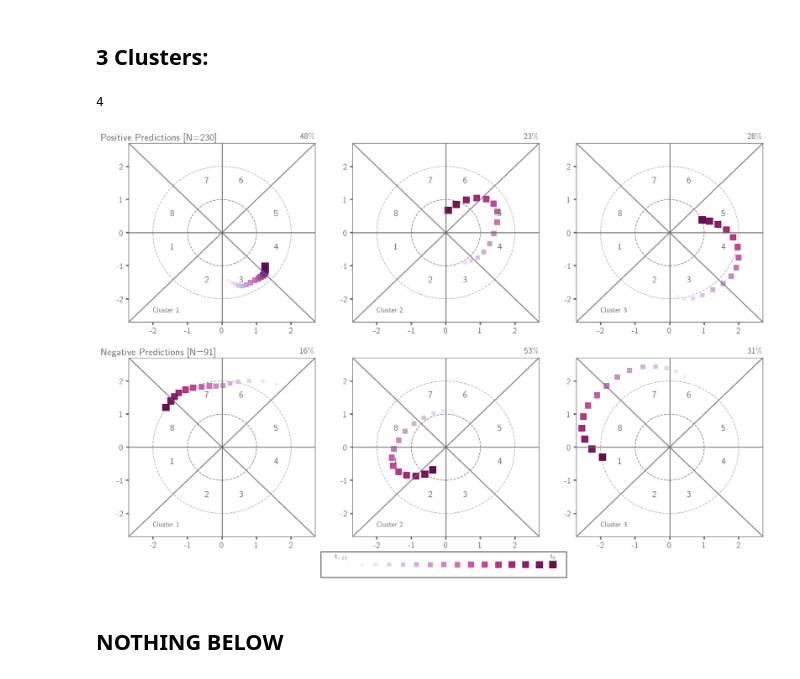
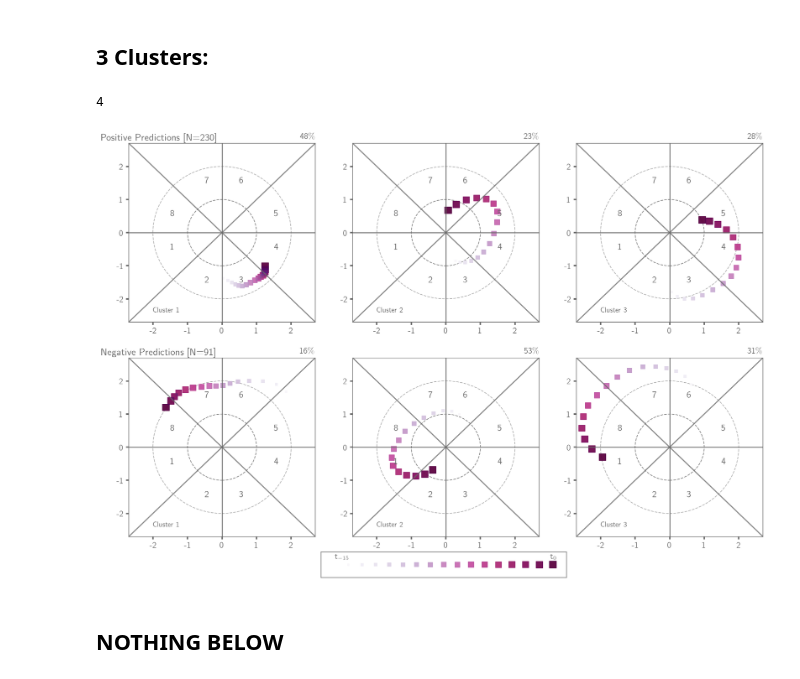
Before and after one commit to kjmayer/ENSOvsMJO, a Jupyter notebook: explore/interpret-data_composite_final.ipynb, the cells around one changed output. Drawn from its saved outputs; the diff is of its cells as text; code cells hidden in the pictures.

```diff
--- a/explore/interpret-data_composite_final.ipynb
+++ b/explore/interpret-data_composite_final.ipynb
@@ -1278,37 +1278,41 @@ for i in range(6):
             ax.spines['top'].set_color('dimgrey')
 ax2=fig.add_axes([.36,0.03,.3,0.05])
 # ax2.set_title("random axes")
 sc = ax2.scatter(
                 np.arange(1,17),
                 np.zeros(16),
                 s_m,
                 marker='s',
                 c=time_steps,  # Color determined by time steps
                 cmap=cm.PuRd,  # Specify the colormap
                 alpha=.9,
                 label='RMM1',
             )
 sc = ax2.scatter(
                 np.arange(1,17),
                 np.zeros(16),
                 s_m,
                 marker='s',
                 c=time_steps,  # Color determined by time steps
                 cmap=cm.Purples,  # Specify the colormap
                 alpha=.3,
                 label='RMM1',
             )
-ax2.text(0,.005, 't$_{-15}$', fontsize=10, color = 'dimgrey')
-ax2.text(15.8,.005, 't$_{0}$', fontsize=10, color = 'dimgrey')
+ax2.text(0,.005, 't$_{-15}$', fontsize=12, color = 'dimgrey')
+ax2.text(15.8,.005, 't$_{0}$', fontsize=12, color = 'dimgrey')
 ax2.set_ylim([-.01,.01])
 ax2.set_xlim([-1,17])
-plt.yticks([])
-plt.xticks([])
+ax2.set_yticks([])
+ax2.set_xticks([])
+ax2.spines['left'].set_color('dimgrey')
+ax2.spines['bottom'].set_color('dimgrey')
+ax2.spines['right'].set_color('dimgrey')
+ax2.spines['top'].set_color('dimgrey')
 # ax2.axis('off')
 plt.savefig('./MJO_composite_PC_03.png',dpi=300,bbox_inches='tight')
 plt.show()
 # %% [output]
 4
-[figure, old version]
+[figure, new version]
 # %% [markdown]
 ## NOTHING BELOW
```
Also changed, not shown: parts of 1 cell of this notebook.
